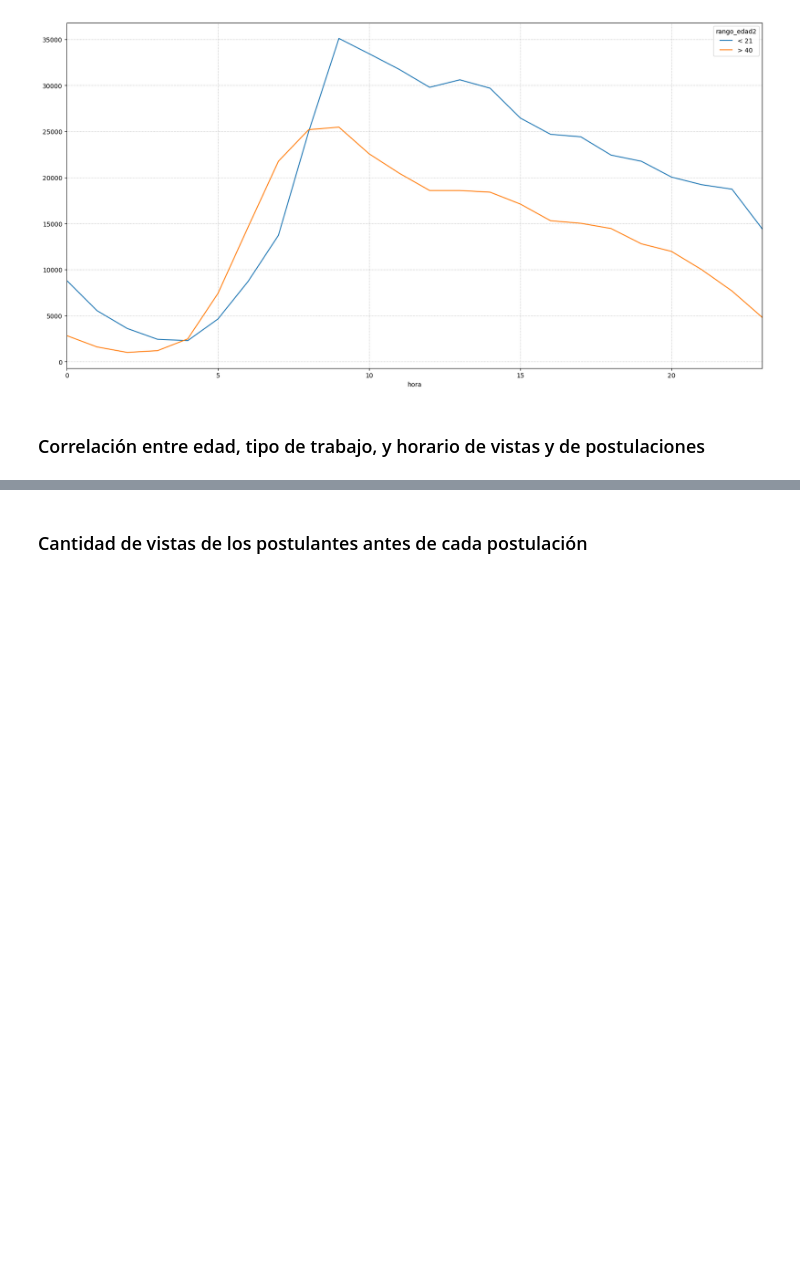
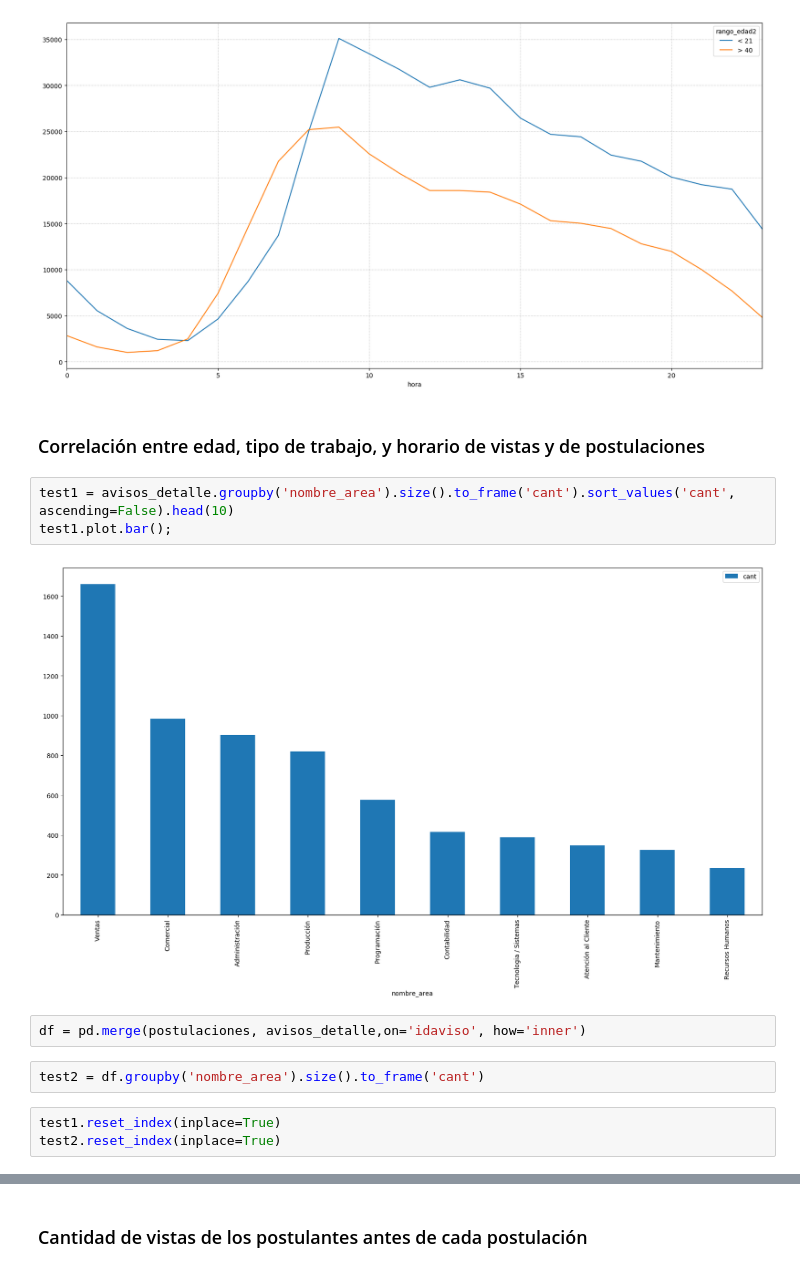
Before and after one commit to tomasBustamante/postulaciones, a Jupyter notebook: Avisos_laborales_y_postulaciones.ipynb, the cells around one changed output, grey strips where cells are left out. Drawn from its saved outputs; the diff is of its cells as text; blank space fills up the shorter version.

Commit message:
oferta/demanda de areas de trabajo

```diff
--- a/Avisos_laborales_y_postulaciones.ipynb
+++ b/Avisos_laborales_y_postulaciones.ipynb
@@ -498,3 +498,15 @@ plt.grid(linestyle='dotted')
 [figure]
 # %% [markdown]
 ### Correlación entre edad, tipo de trabajo, y horario de vistas y de postulaciones
+# %%
+test1 = avisos_detalle.groupby('nombre_area').size().to_frame('cant').sort_values('cant', ascending=False).head(10)
+test1.plot.bar();
+# %% [output]
+[figure, added]
+# %%
+df = pd.merge(postulaciones, avisos_detalle,on='idaviso', how='inner')
+# %%
+test2 = df.groupby('nombre_area').size().to_frame('cant')
+# %%
+test1.reset_index(inplace=True)
+test2.reset_index(inplace=True)
```
Also changed, not shown: parts of 7 cells of this notebook.
